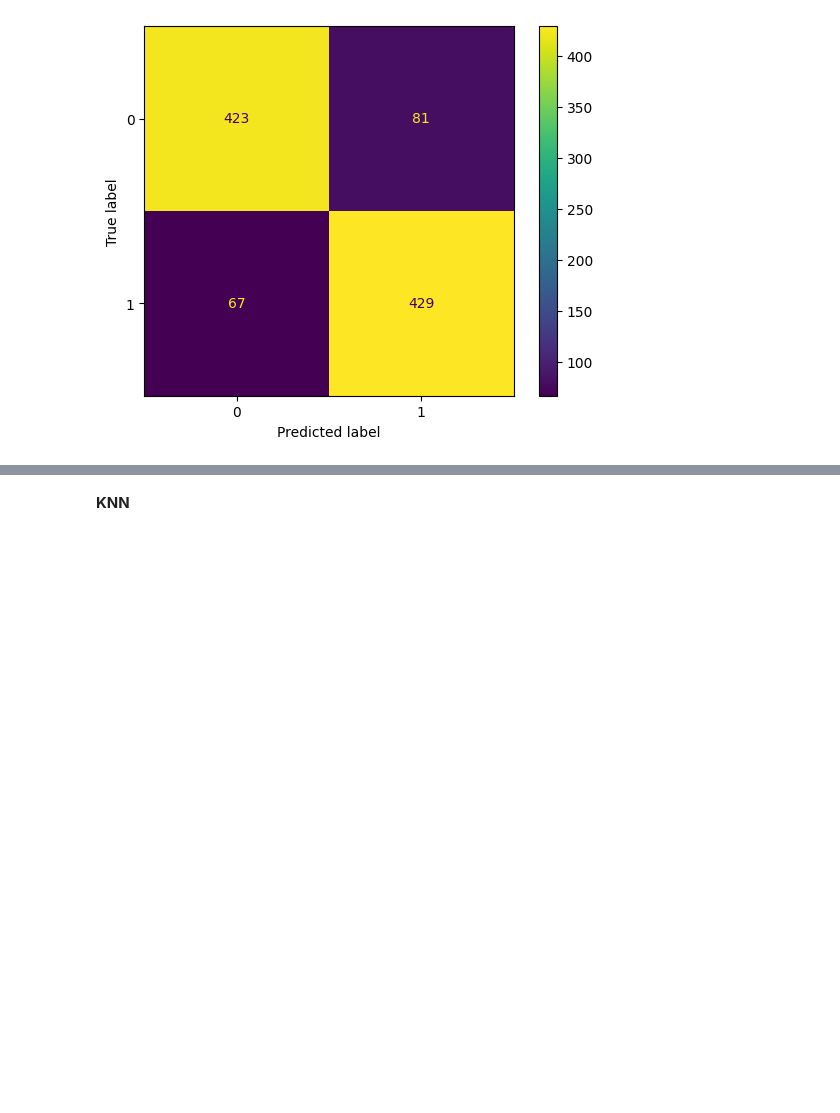
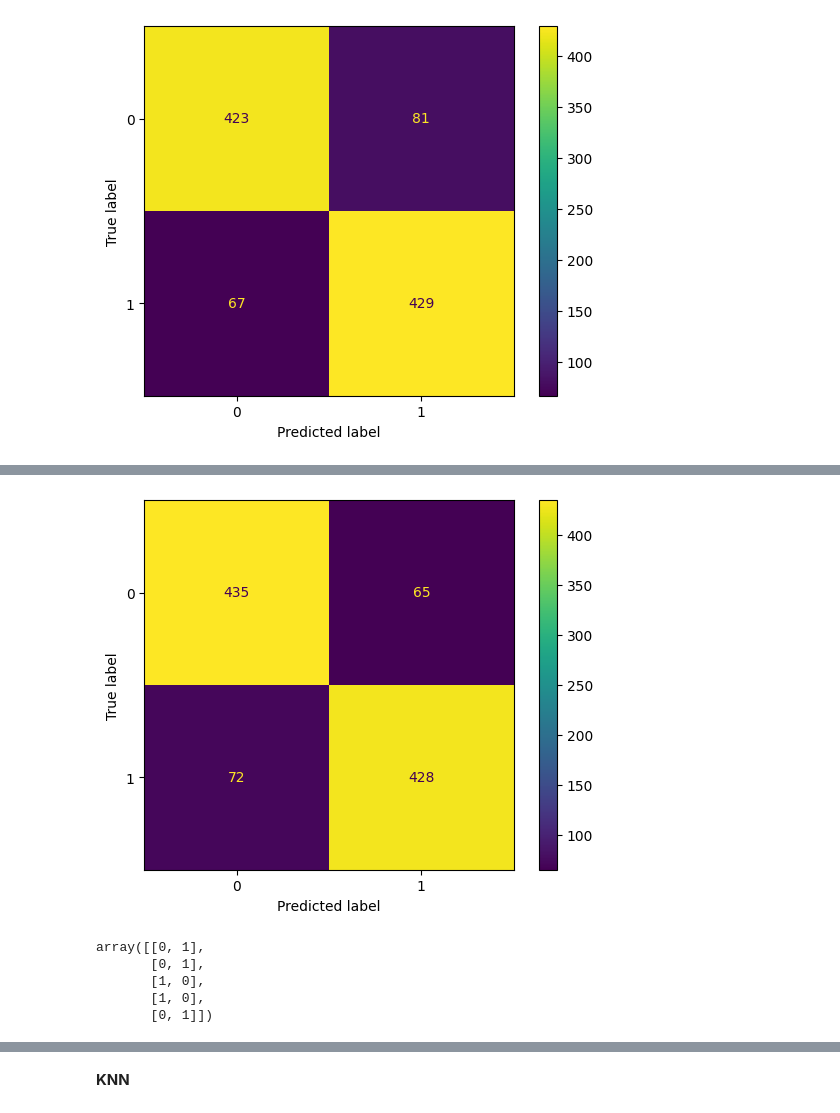
Before and after one commit to Ajax0564/DSA, a Jupyter notebook: Scratc_implementation.ipynb, the cells around one changed output, grey strips where cells are left out. Drawn from its saved outputs; the diff is of its cells as text; code cells hidden in the pictures; blank space fills up the shorter version.

```diff
--- a/Scratc_implementation.ipynb
+++ b/Scratc_implementation.ipynb
@@ -213,0 +300,10 @@ plt.show()
+# %%
+predictions = model.predict(x)
+y_pred = np.argmax(predictions, axis=1)
+cm = confusion_matrix(y, y_pred)
+disp = ConfusionMatrixDisplay(confusion_matrix=cm)
+disp.plot()
+
+plt.show()
+# %% [output]
+[figure, added]
@@ -213,0 +316,8 @@ plt.show()
+# %%
+convert_onehot(np.array([1, 1, 0, 0, 1]))
+# %% [output]
+array([[0, 1],
+       [0, 1],
+       [1, 0],
+       [1, 0],
+       [0, 1]])
```
Also changed, not shown: parts of 23 cells of this notebook.
